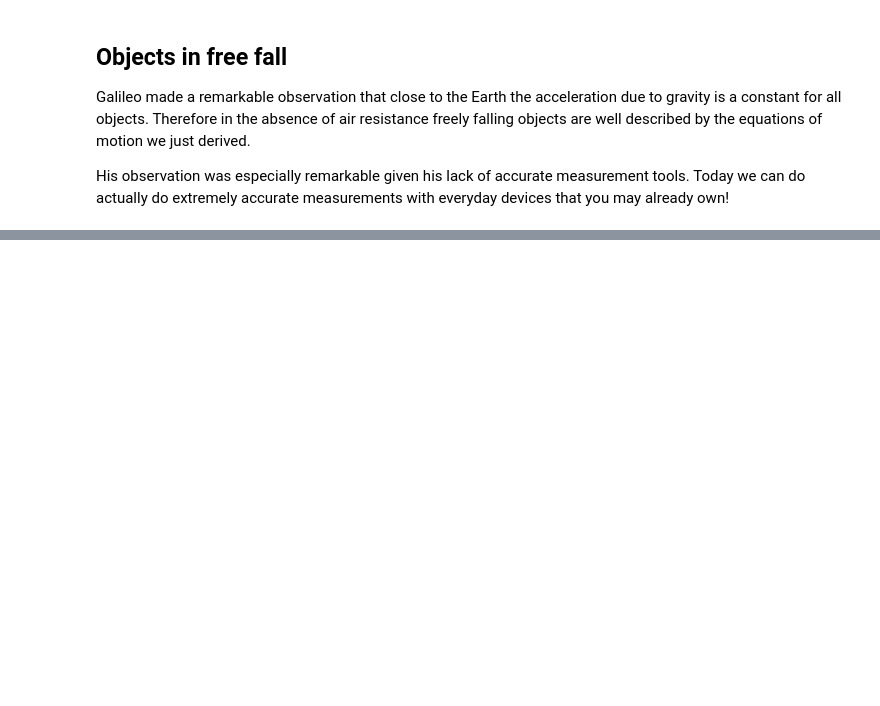
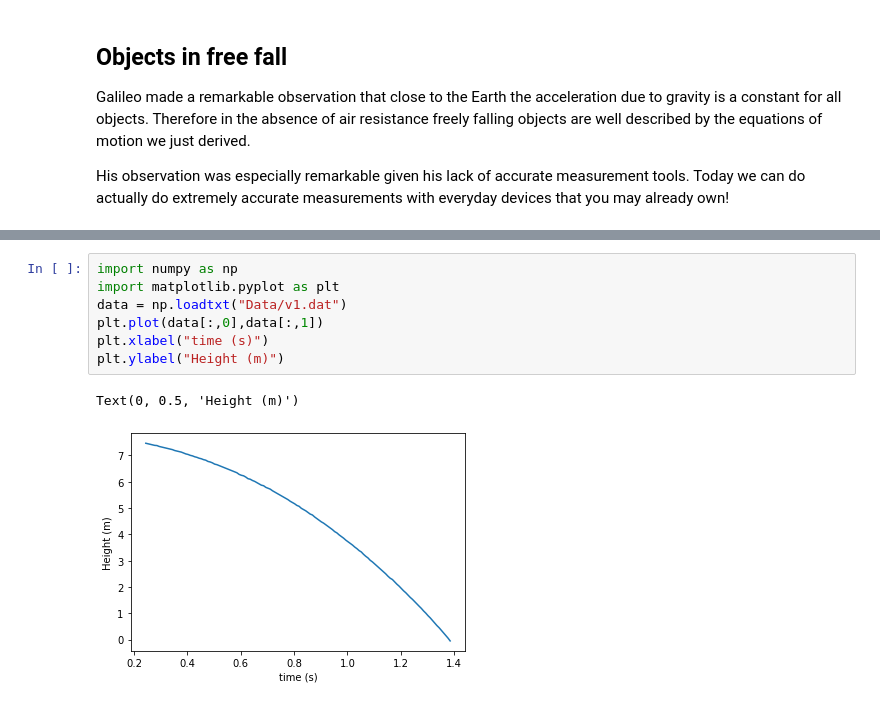
Before and after one commit to cgoldsberry/PHY141, a Jupyter notebook: Lectures/Lec2.ipynb, the cells around one changed output, grey strips where cells are left out. Saved outputs shown, nothing was run; the diff lists cells and outputs as text; blank space fills up the shorter version.

```diff
--- a/Lectures/Lec2.ipynb
+++ b/Lectures/Lec2.ipynb
@@ -130,0 +182,10 @@ His observation was especially remarkable given his lack of accurate measurement
+# %%
+import numpy as np
+import matplotlib.pyplot as plt
+data = np.loadtxt("Data/v1.dat")
+plt.plot(data[:,0],data[:,1])
+plt.xlabel("time (s)")
+plt.ylabel("Height (m)")
+# %% [output]
+Text(0, 0.5, 'Height (m)')
+[figure, added]
```
Also changed, not shown: parts of 6 cells of this notebook, 5 other files.
